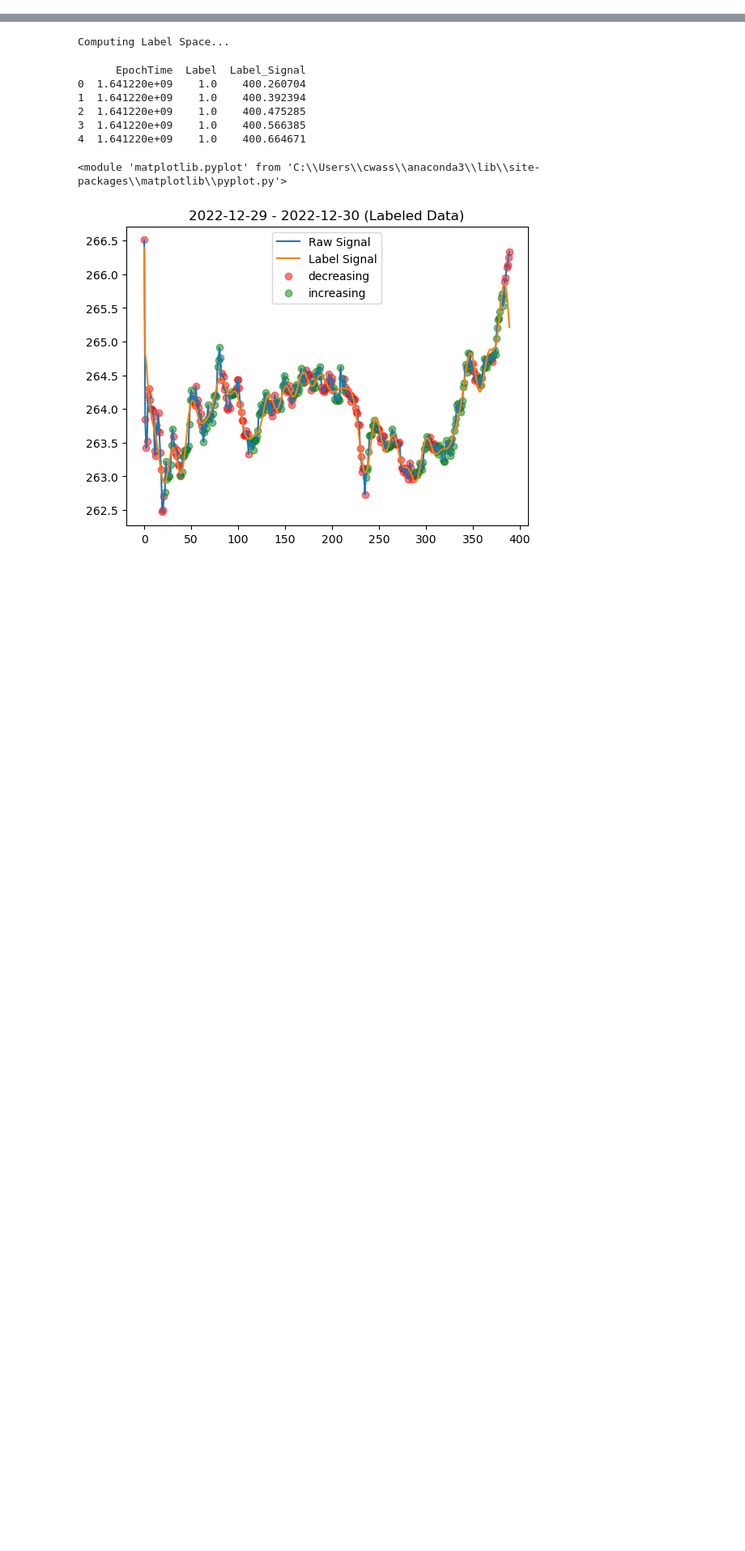
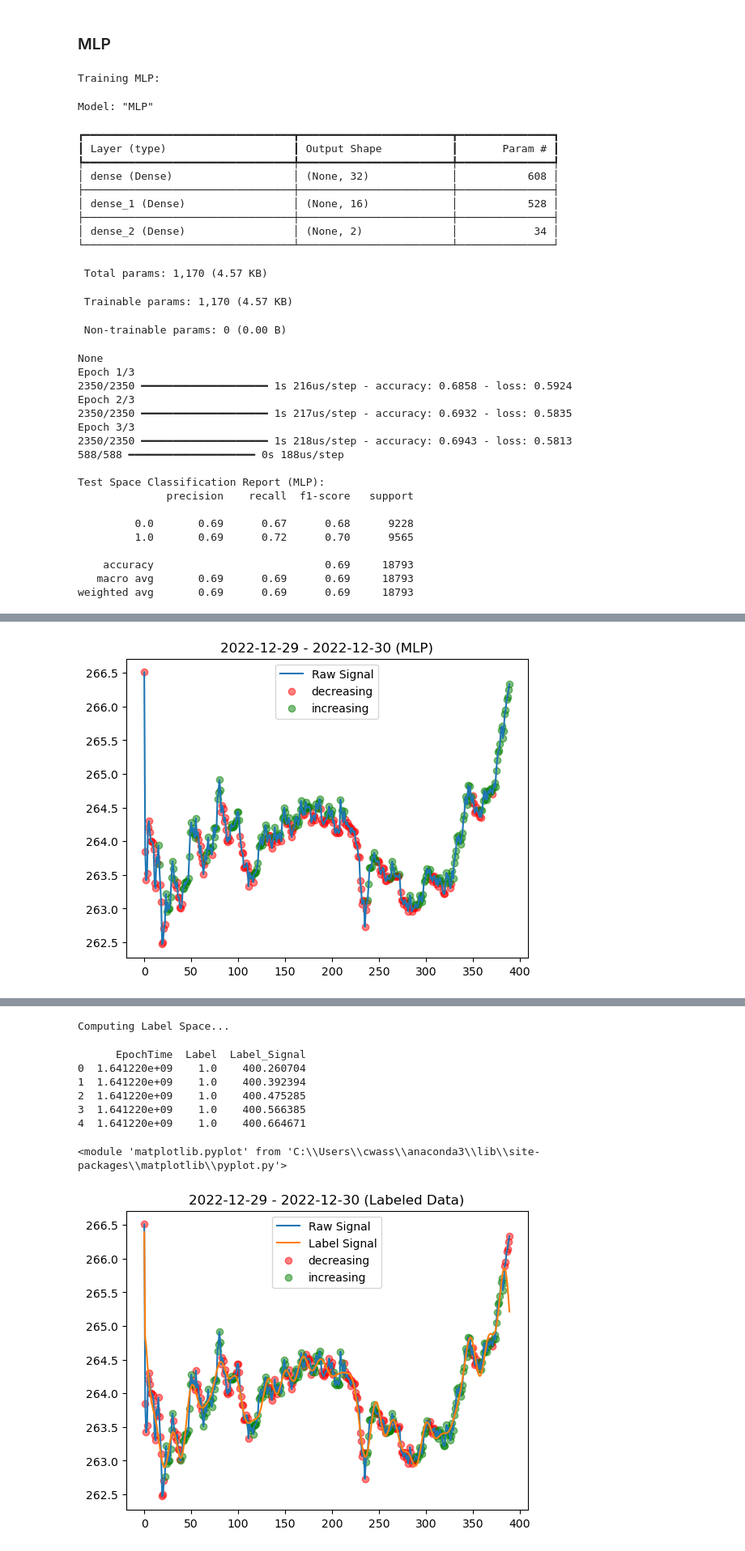
Before and after one commit to sindarian/market-trend-classification, a Jupyter notebook: analysis_driver.ipynb, the cells around one changed output, grey strips where cells are left out. Shown at 81% size. Drawn from its saved outputs; the diff is of its cells as text; code cells hidden in the pictures; blank space fills up the shorter version.

```diff
--- a/analysis_driver.ipynb
+++ b/analysis_driver.ipynb
@@ -0,0 +99,10 @@
+# %%
+# use the default config file for building/training the networks
+nn_config = nn_train_driver.default_training_config()
+print(f'Default Hyperparameter Configuration:')
+pprint(nn_config)
+
+# get the train/test data, onehot encode
+train_df, test_df = nn_train_driver.split_data(data_df, label_df=label_df, config=nn_config)
+train_label_onehot = nn_train_driver.convert_onehot(train_df.Label.values)
+test_label_onehot = nn_train_driver.convert_onehot(test_df.Label.values)
@@ -0,0 +124,61 @@
+# %% [markdown]
+### MLP
+# %%
+# build/train the MLP
+print('\nTraining MLP:')
+mlp = nn_train_driver.train_mlp(train_df, train_label_onehot, config=nn_config)
+
+# get the appropriate columns to format the test df to just be the feature space
+feature_cols = list(train_df.columns)
+if 'EpochTime' in feature_cols:
+    feature_cols.remove('EpochTime')
+if 'Label' in feature_cols:
+    feature_cols.remove('Label')
+
+# classify the test space, inverse onehot transform the data
+yhat_test_mlp = nn_train_driver.inverse_onehot(mlp.predict(test_df[feature_cols]))
+
+# get the properly formatted test space
+ytrue_test_mlp = test_df['Label'].values
+
+# print the classification report
+mlp_class_rep = classification_report(ytrue_test_mlp, yhat_test_mlp)
+print(f'\nTest Space Classification Report (MLP):\n{mlp_class_rep}')
+
+# plot the MLP classifications on the last few days of data
+yhat_test_mlp_df = pd.DataFrame({'EpochTime': test_df['EpochTime'].values,
+                                 'Label': yhat_test_mlp})
+ps.plot_label_over_signal(data_df.iloc[-390:], yhat_test_mlp_df.iloc[-390:], 'Close', 'MLP')
+# %% [output]
+Training MLP:
+Model: "MLP"
+┏━━━━━━━━━━━━━━━━━━━━━━━━━━━━━━━━━┳━━━━━━━━━━━━━━━━━━━━━━━━┳━━━━━━━━━━━━━━━┓
+┃ Layer (type)                    ┃ Output Shape           ┃       Param # ┃
+┡━━━━━━━━━━━━━━━━━━━━━━━━━━━━━━━━━╇━━━━━━━━━━━━━━━━━━━━━━━━╇━━━━━━━━━━━━━━━┩
+│ dense (Dense)                   │ (None, 32)             │           608 │
+├─────────────────────────────────┼────────────────────────┼───────────────┤
+│ dense_1 (Dense)                 │ (None, 16)             │           528 │
+├─────────────────────────────────┼────────────────────────┼───────────────┤
+│ dense_2 (Dense)                 │ (None, 2)              │            34 │
+└─────────────────────────────────┴────────────────────────┴───────────────┘
+ Total params: 1,170 (4.57 KB)
+ Trainable params: 1,170 (4.57 KB)
+ Non-trainable params: 0 (0.00 B)
+None
+Epoch 1/3
+2350/2350 ━━━━━━━━━━━━━━━━━━━━ 1s 216us/step - accuracy: 0.6858 - loss: 0.5924
+Epoch 2/3
+2350/2350 ━━━━━━━━━━━━━━━━━━━━ 1s 217us/step - accuracy: 0.6932 - loss: 0.5835
+Epoch 3/3
+2350/2350 ━━━━━━━━━━━━━━━━━━━━ 1s 218us/step - accuracy: 0.6943 - loss: 0.5813
+588/588 ━━━━━━━━━━━━━━━━━━━━ 0s 188us/step
+
+Test Space Classification Report (MLP):
+              precision    recall  f1-score   support
+
+         0.0       0.69      0.67      0.68      9228
+         1.0       0.69      0.72      0.70      9565
+
+    accuracy                           0.69     18793
+   macro avg       0.69      0.69      0.69     18793
+weighted avg       0.69      0.69      0.69     18793
@@ -0,0 +186 @@
+[figure, added]
```
Also changed, not shown: parts of 53 cells of this notebook.
